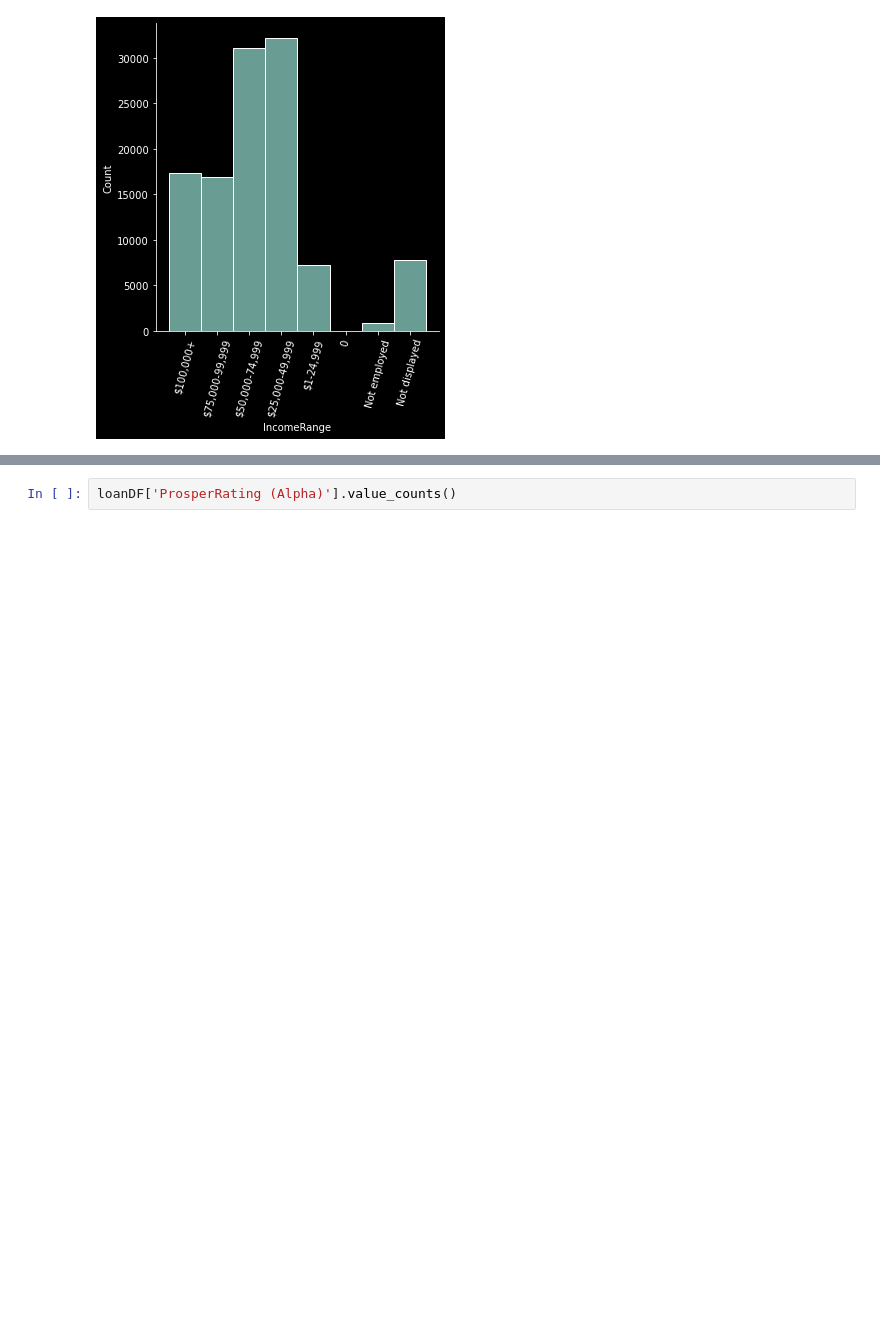
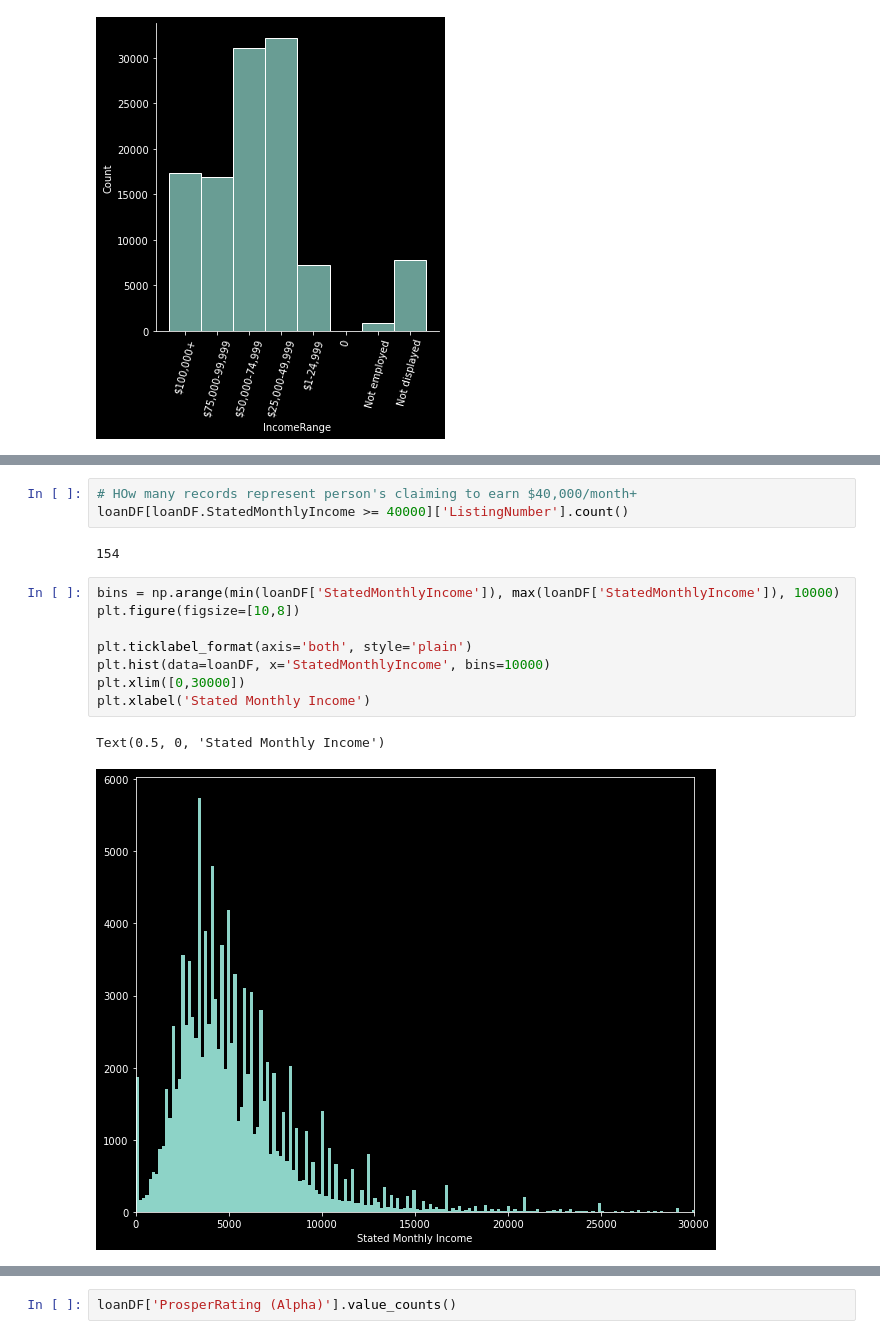
Before and after one commit to aaronremski/Visuals, a Jupyter notebook: Prosper Loan Data Exploration.ipynb, the cells around one changed output, grey strips where cells are left out. Saved outputs shown, nothing was run; the diff lists cells and outputs as text; blank space fills up the shorter version.

```diff
--- a/Prosper Loan Data Exploration.ipynb
+++ b/Prosper Loan Data Exploration.ipynb
@@ -205,0 +261,16 @@ plt.xticks(rotation=75);
+# %%
+# HOw many records represent person's claiming to earn $40,000/month+
+loanDF[loanDF.StatedMonthlyIncome >= 40000]['ListingNumber'].count()
+# %% [output]
+154
+# %%
+bins = np.arange(min(loanDF['StatedMonthlyIncome']), max(loanDF['StatedMonthlyIncome']), 10000)
+plt.figure(figsize=[10,8])
+
+plt.ticklabel_format(axis='both', style='plain')
+plt.hist(data=loanDF, x='StatedMonthlyIncome', bins=10000)
+plt.xlim([0,30000])
+plt.xlabel('Stated Monthly Income')
+# %% [output]
+Text(0.5, 0, 'Stated Monthly Income')
+[figure, added]
```
Also changed, not shown: parts of 30 cells of this notebook, 3 other files.
